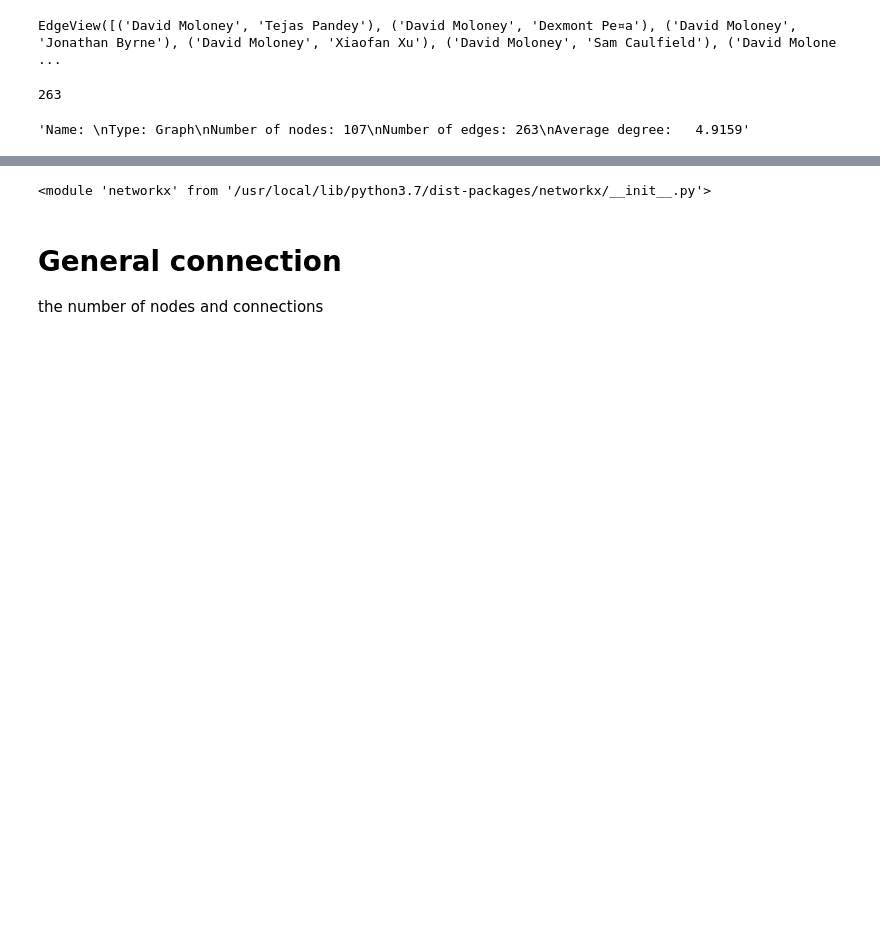
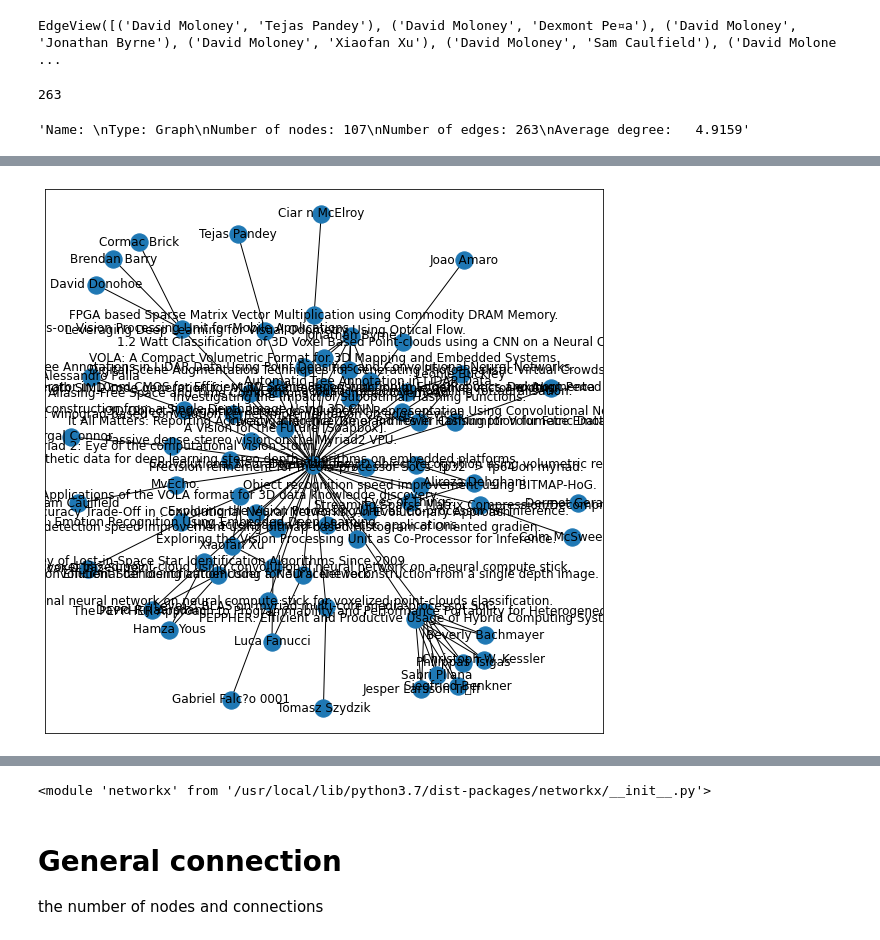
Before and after one commit to anturex2016/data_analytics2021, a Jupyter notebook: working_with_networkx.ipynb, the cells around one changed output, grey strips where cells are left out. Drawn from its saved outputs; the diff is of its cells as text; code cells hidden in the pictures; blank space fills up the shorter version.

```diff
--- a/working_with_networkx.ipynb
+++ b/working_with_networkx.ipynb
@@ -62,0 +73,6 @@ ptl.show()
+# %%
+ptl.figure(figsize=(10,10))
+nx.draw_networkx(co_graph1)
+ptl.show()
+# %% [output]
+[figure, added]
```
Also changed, not shown: parts of 11 cells of this notebook.
